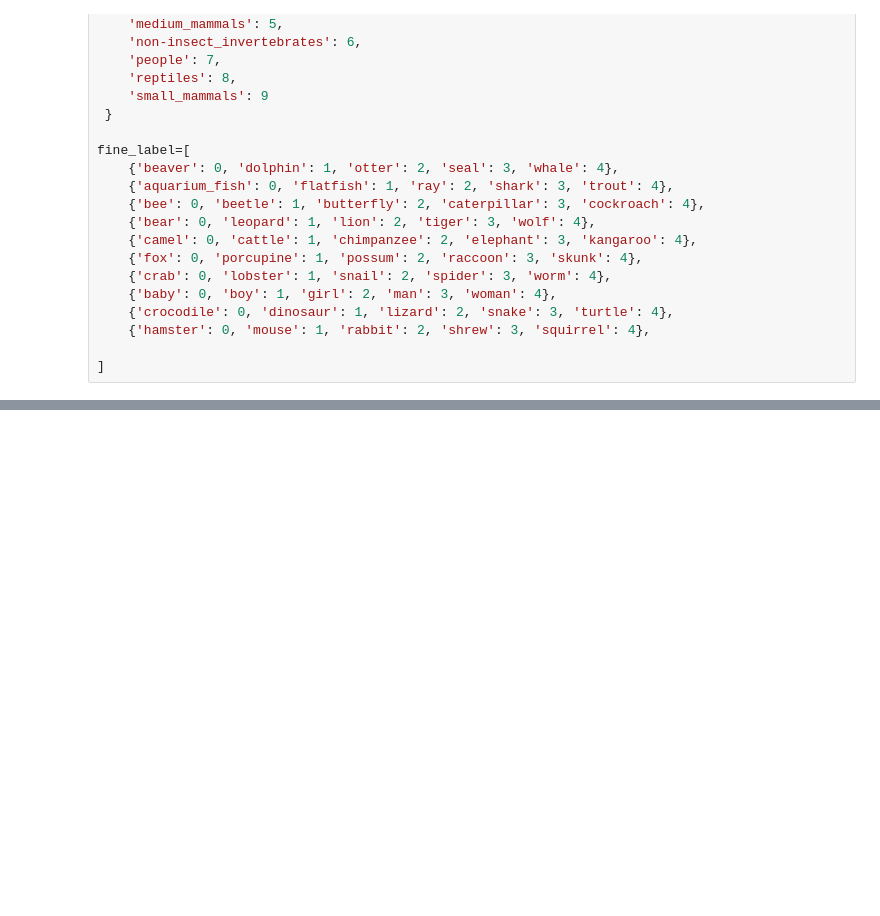
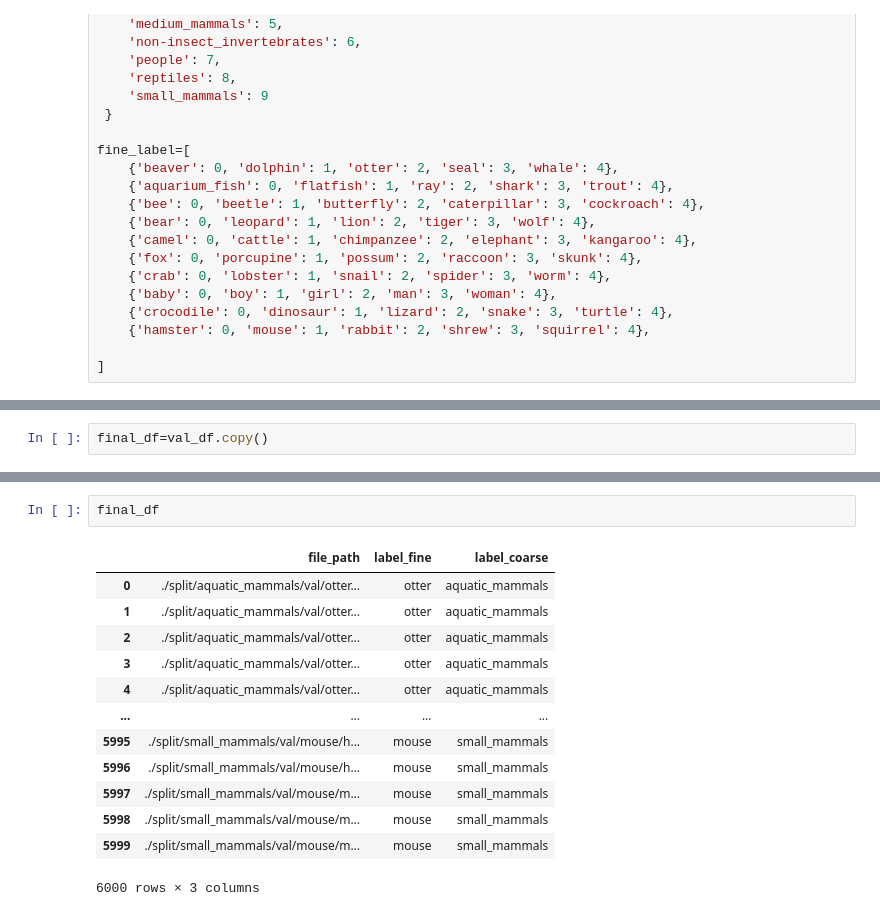
Before and after one commit to fujimotoAr/hnn-classification, a Jupyter notebook: maincode.ipynb, the cells around one changed output, grey strips where cells are left out. Drawn from its saved outputs; the diff is of its cells as text; blank space fills up the shorter version.

```diff
--- a/maincode.ipynb
+++ b/maincode.ipynb
@@ -134,3 +119,5 @@ fine_label=[
+# %%
+final_df=val_df.copy()
 # %%
 import time
 import tracemalloc
@@ -154 +124,17 @@ new_df['predicted_label_index_coarse']=res_coarse_idx_arr
+# %%
+final_df
+# %% [output]
+|  | file_path | label_fine | label_coarse |
+| 0 | ./split/aquatic_mammals/val/otter... | otter | aquatic_mammals |
+| 1 | ./split/aquatic_mammals/val/otter... | otter | aquatic_mammals |
+| 2 | ./split/aquatic_mammals/val/otter... | otter | aquatic_mammals |
+| 3 | ./split/aquatic_mammals/val/otter... | otter | aquatic_mammals |
+| 4 | ./split/aquatic_mammals/val/otter... | otter | aquatic_mammals |
+| ... | ... | ... | ... |
+| 5995 | ./split/small_mammals/val/mouse/h... | mouse | small_mammals |
+| 5996 | ./split/small_mammals/val/mouse/h... | mouse | small_mammals |
+| 5997 | ./split/small_mammals/val/mouse/m... | mouse | small_mammals |
+| 5998 | ./split/small_mammals/val/mouse/m... | mouse | small_mammals |
+| 5999 | ./split/small_mammals/val/mouse/m... | mouse | small_mammals |
+6000 rows × 3 columns
 # %%
```
Also changed, not shown: parts of 10 cells of this notebook, 1 other file.
